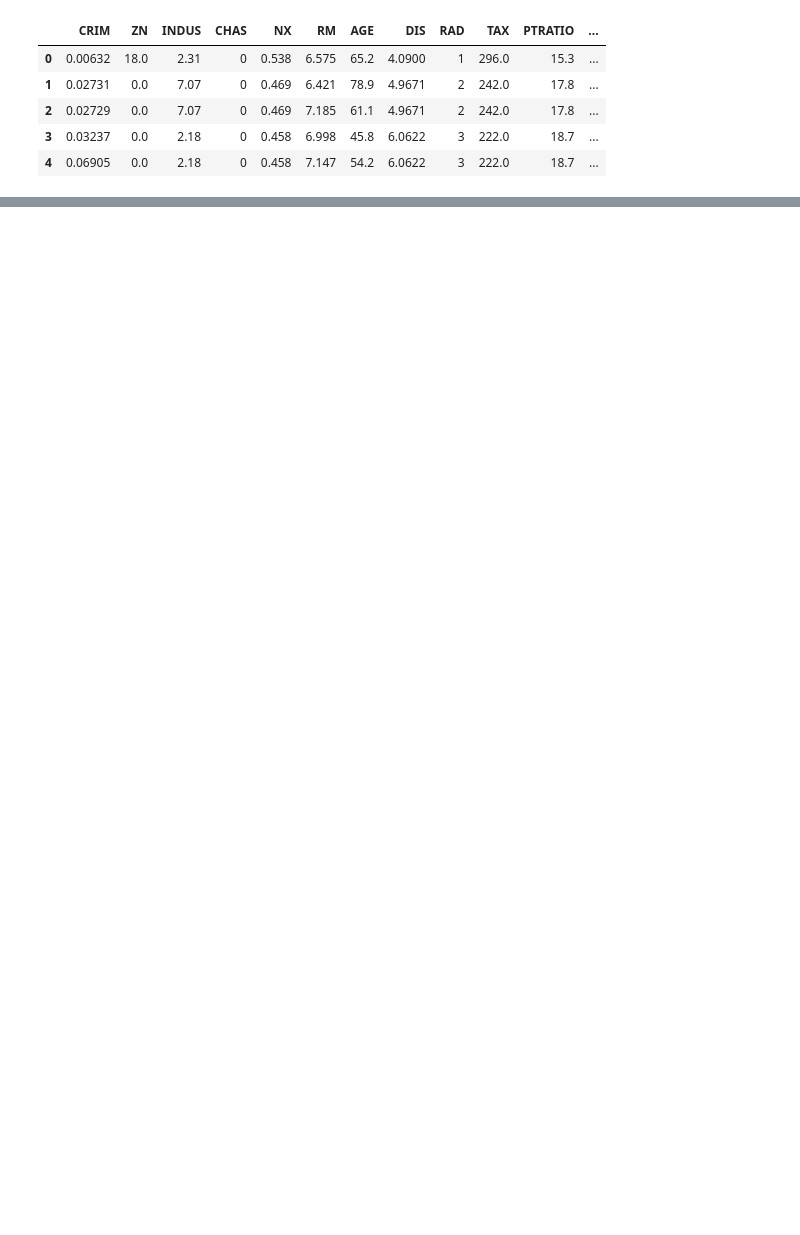
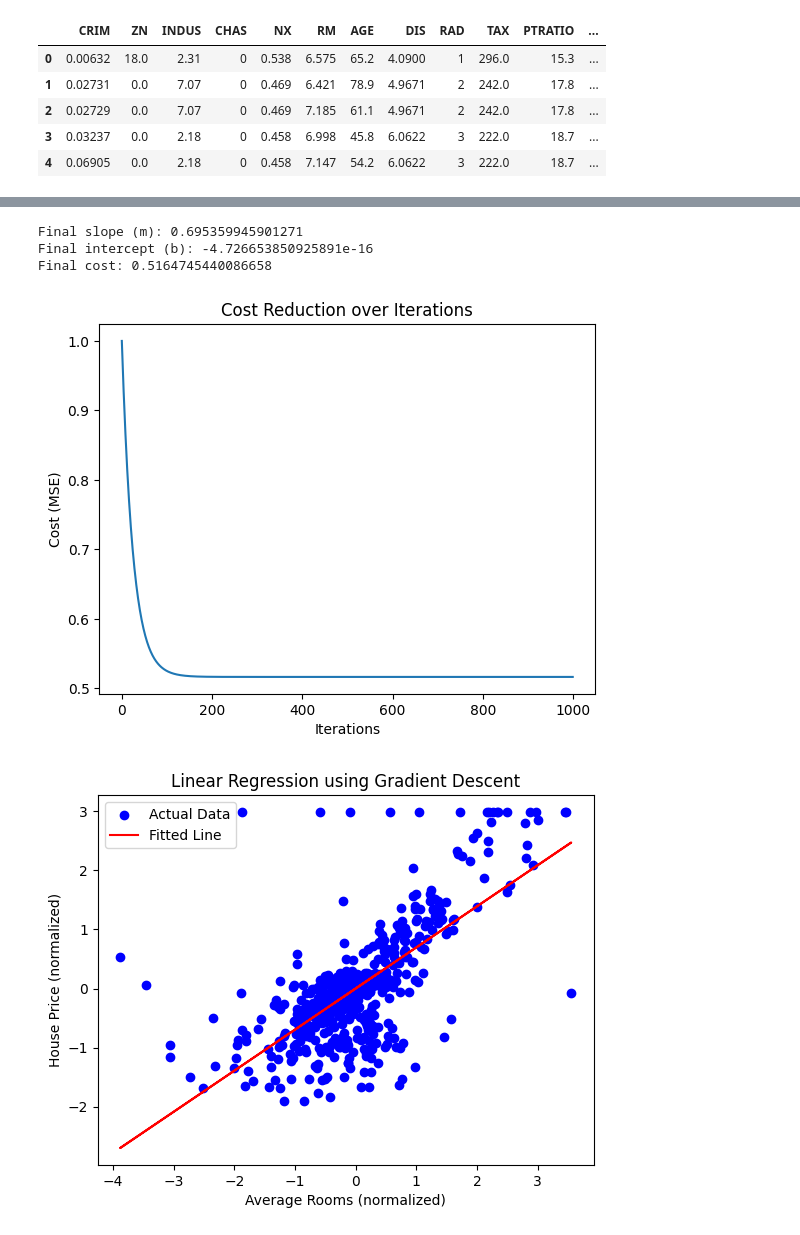
Before and after one commit to Misbahuddin111/machine-learning, a Jupyter notebook: 51 session gradient descent.ipynb, the cells around one changed output, grey strips where cells are left out. Cells and saved outputs as stored; diff of their text form; code cells hidden in the pictures; blank space fills up the shorter version.

```diff
--- a/51 session gradient descent.ipynb
+++ b/51 session gradient descent.ipynb
@@ -18,0 +70,70 @@ y = data['MEDV']
+# %%
+# Import libraries
+import numpy as np
+import pandas as pd
+import matplotlib.pyplot as plt
+
+# Load real dataset (Boston housing)
+data = pd.read_csv('https://raw.githubusercontent.com/YBIFoundation/Dataset/main/Boston.csv')
+
+# Select one feature (RM = average number of rooms per house)
+x = data['RM'].values
+y = data['MEDV'].values
+
+# Normalize (important for gradient descent stability)
+x = (x - np.mean(x)) / np.std(x)
+y = (y - np.mean(y)) / np.std(y)
+
+# Initialize parameters
+m = 0      # slope
+b = 0      # intercept
+alpha = 0.01   # learning rate
+epochs = 1000  # number of iterations
+n = len(x)
+
+# To store cost values for each iteration
+cost_list = []
+
+# Gradient Descent Loop
+for i in range(epochs):
+    # Predicted values
+    y_pred = m * x + b
+
+    # Calculate gradients (partial derivatives)
+    dm = (-2/n) * np.sum(x * (y - y_pred))
+    db = (-2/n) * np.sum(y - y_pred)
+
+    # Update parameters
+    m = m - alpha * dm
+    b = b - alpha * db
+
+    # Compute cost (Mean Squared Error)
+    cost = np.mean((y - y_pred) ** 2)
+    cost_list.append(cost)
+
+# Print final parameters and cost
+print(f"Final slope (m): {m}")
+print(f"Final intercept (b): {b}")
+print(f"Final cost: {cost}")
+
+# Plot cost reduction
+plt.plot(range(epochs), cost_list)
+plt.xlabel('Iterations')
+plt.ylabel('Cost (MSE)')
+plt.title('Cost Reduction over Iterations')
+plt.show()
+
+# Plot the fitted line
+plt.scatter(x, y, color='blue', label='Actual Data')
+plt.plot(x, m * x + b, color='red', label='Fitted Line')
+plt.xlabel('Average Rooms (normalized)')
+plt.ylabel('House Price (normalized)')
+plt.legend()
+plt.title('Linear Regression using Gradient Descent')
+plt.show()
+# %% [output]
+Final slope (m): 0.695359945901271
+Final intercept (b): -4.726653850925891e-16
+Final cost: 0.5164745440086658
+[figure, added]
+[figure, added]
```
Also changed, not shown: parts of 6 cells of this notebook.
